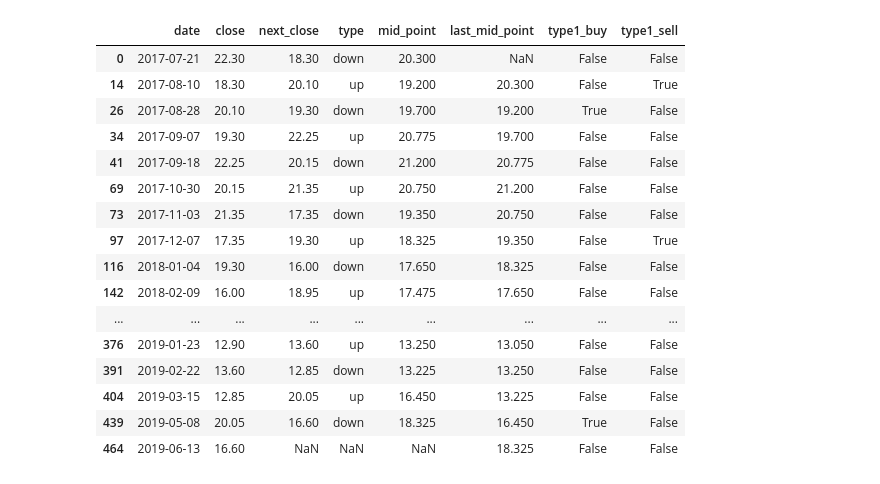
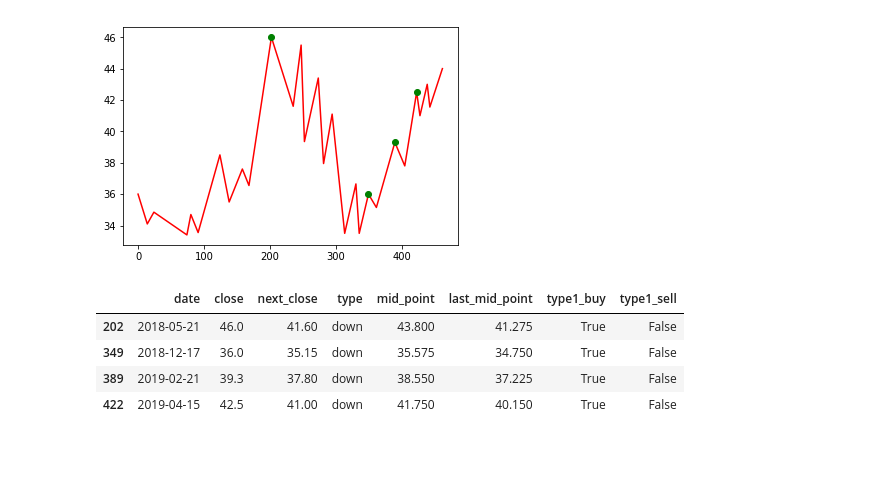
Before and after one commit to r07521706/Stock, a Jupyter notebook: 波簡化.ipynb, the cells around one changed output. Cells and saved outputs as stored; diff of their text form; code cells hidden in the pictures; blank space fills up the shorter version.

```diff
--- a/波簡化.ipynb
+++ b/波簡化.ipynb
@@ -57,22 +60,3 @@ essential_data['mid_point']=(essential_data['close']+essential_data['close'].shi
 essential_data['last_mid_point']=essential_data['mid_point'].shift(1)
 essential_data['type1_buy']=np.logical_and(list(essential_data['type']=='down'),list(essential_data['next_close']> essential_data['last_mid_point']))
 essential_data['type1_sell']=np.logical_and(list(essential_data['type']=='up'),list(essential_data['next_close']<essential_data['last_mid_point']))
-essential_data
-# %% [output]
-|  | date | close | next_close | type | mid_point | last_mid_point | type1_buy | type1_sell |
-| 0 | 2017-07-21 | 22.30 | 18.30 | down | 20.300 | NaN | False | False |
-| 14 | 2017-08-10 | 18.30 | 20.10 | up | 19.200 | 20.300 | False | True |
-| 26 | 2017-08-28 | 20.10 | 19.30 | down | 19.700 | 19.200 | True | False |
-| 34 | 2017-09-07 | 19.30 | 22.25 | up | 20.775 | 19.700 | False | False |
-| 41 | 2017-09-18 | 22.25 | 20.15 | down | 21.200 | 20.775 | False | False |
-| 69 | 2017-10-30 | 20.15 | 21.35 | up | 20.750 | 21.200 | False | False |
-| 73 | 2017-11-03 | 21.35 | 17.35 | down | 19.350 | 20.750 | False | False |
-| 97 | 2017-12-07 | 17.35 | 19.30 | up | 18.325 | 19.350 | False | True |
-| 116 | 2018-01-04 | 19.30 | 16.00 | down | 17.650 | 18.325 | False | False |
-| 142 | 2018-02-09 | 16.00 | 18.95 | up | 17.475 | 17.650 | False | False |
-| ... | ... | ... | ... | ... | ... | ... | ... | ... |
-| 376 | 2019-01-23 | 12.90 | 13.60 | up | 13.250 | 13.050 | False | False |
-| 391 | 2019-02-22 | 13.60 | 12.85 | down | 13.225 | 13.250 | False | False |
-| 404 | 2019-03-15 | 12.85 | 20.05 | up | 16.450 | 13.225 | False | False |
-| 439 | 2019-05-08 | 20.05 | 16.60 | down | 18.325 | 16.450 | True | False |
-| 464 | 2019-06-13 | 16.60 | NaN | NaN | NaN | 18.325 | False | False |
@@ -103 +63,17 @@ poket_list
+# %%
+plt.plot(essential_data['close'],'r-')
+plt.plot(essential_data['close'][essential_data['type1_buy']],'go')
+plt.show()
+# %% [output]
+[figure, added]
+# %%
+essential_data[essential_data['type1_buy']]
+#資料表的格式需要 第二波的起點(當作判斷是否能TYPE1的購買) 第一波的中間點(判斷是否波型破壞)=>essential data裡面都有這些東西
+#STEP1 提取資料 接下來從INDEX +1開始進行判斷
+# %% [output]
+|  | date | close | next_close | type | mid_point | last_mid_point | type1_buy | type1_sell |
+| 202 | 2018-05-21 | 46.0 | 41.60 | down | 43.800 | 41.275 | True | False |
+| 349 | 2018-12-17 | 36.0 | 35.15 | down | 35.575 | 34.750 | True | False |
+| 389 | 2019-02-21 | 39.3 | 37.80 | down | 38.550 | 37.225 | True | False |
+| 422 | 2019-04-15 | 42.5 | 41.00 | down | 41.750 | 40.150 | True | False |
 # %%
```
Also changed, not shown: parts of 23 cells of this notebook.
